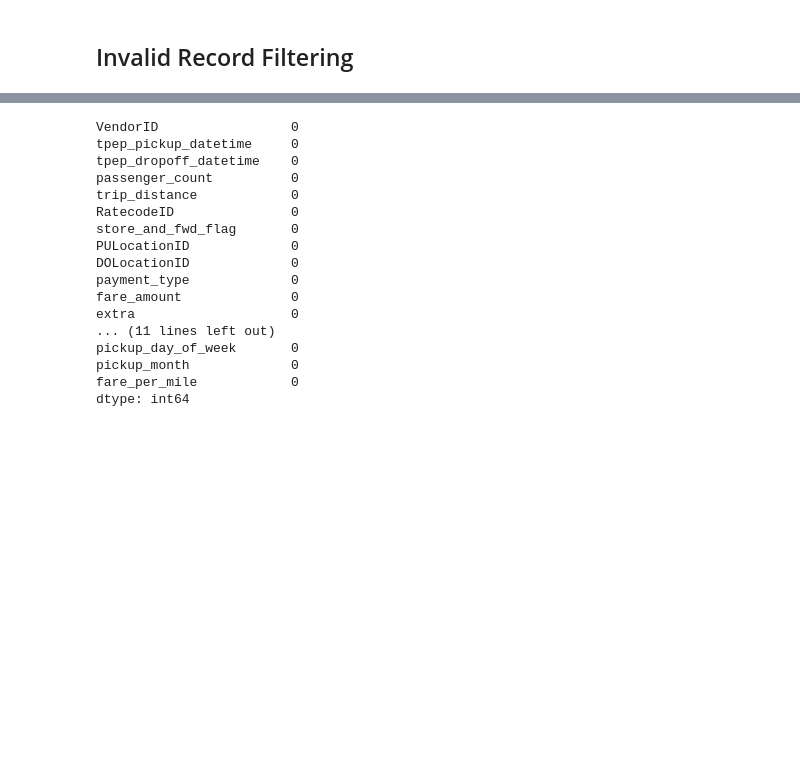
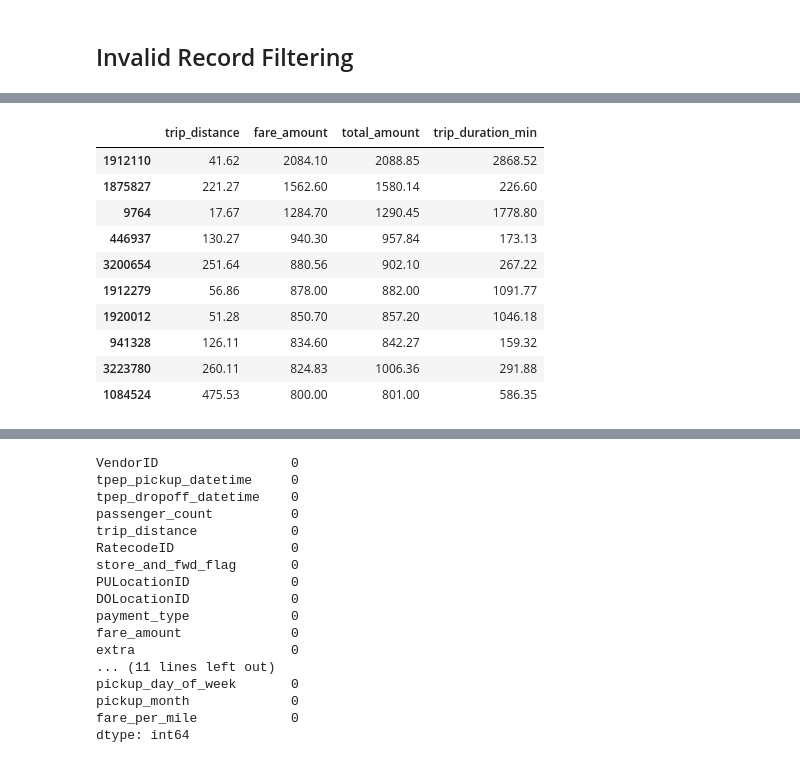
Before and after one commit to SylvieCal/nyc-yellow-taxi-analytics, a Jupyter notebook: notebooks/exploration.ipynb, the cells around one changed output, grey strips where cells are left out. Saved outputs shown, nothing was run; the diff lists cells and outputs as text; code cells hidden in the pictures; blank space fills up the shorter version.

```diff
--- a/notebooks/exploration.ipynb
+++ b/notebooks/exploration.ipynb
@@ -98,0 +137,16 @@ df = df[df["trip_duration_min"] <= 300]
+# %%
+df[df["fare_amount"] > 200][
+    ["trip_distance", "fare_amount", "total_amount", "trip_duration_min"]
+].sort_values("fare_amount", ascending=False).head(10)
+# %% [output]
+|  | trip_distance | fare_amount | total_amount | trip_duration_min |
+| 1912110 | 41.62 | 2084.10 | 2088.85 | 2868.52 |
+| 1875827 | 221.27 | 1562.60 | 1580.14 | 226.60 |
+| 9764 | 17.67 | 1284.70 | 1290.45 | 1778.80 |
+| 446937 | 130.27 | 940.30 | 957.84 | 173.13 |
+| 3200654 | 251.64 | 880.56 | 902.10 | 267.22 |
+| 1912279 | 56.86 | 878.00 | 882.00 | 1091.77 |
+| 1920012 | 51.28 | 850.70 | 857.20 | 1046.18 |
+| 941328 | 126.11 | 834.60 | 842.27 | 159.32 |
+| 3223780 | 260.11 | 824.83 | 1006.36 | 291.88 |
+| 1084524 | 475.53 | 800.00 | 801.00 | 586.35 |
```
Also changed, not shown: parts of 23 cells of this notebook.
